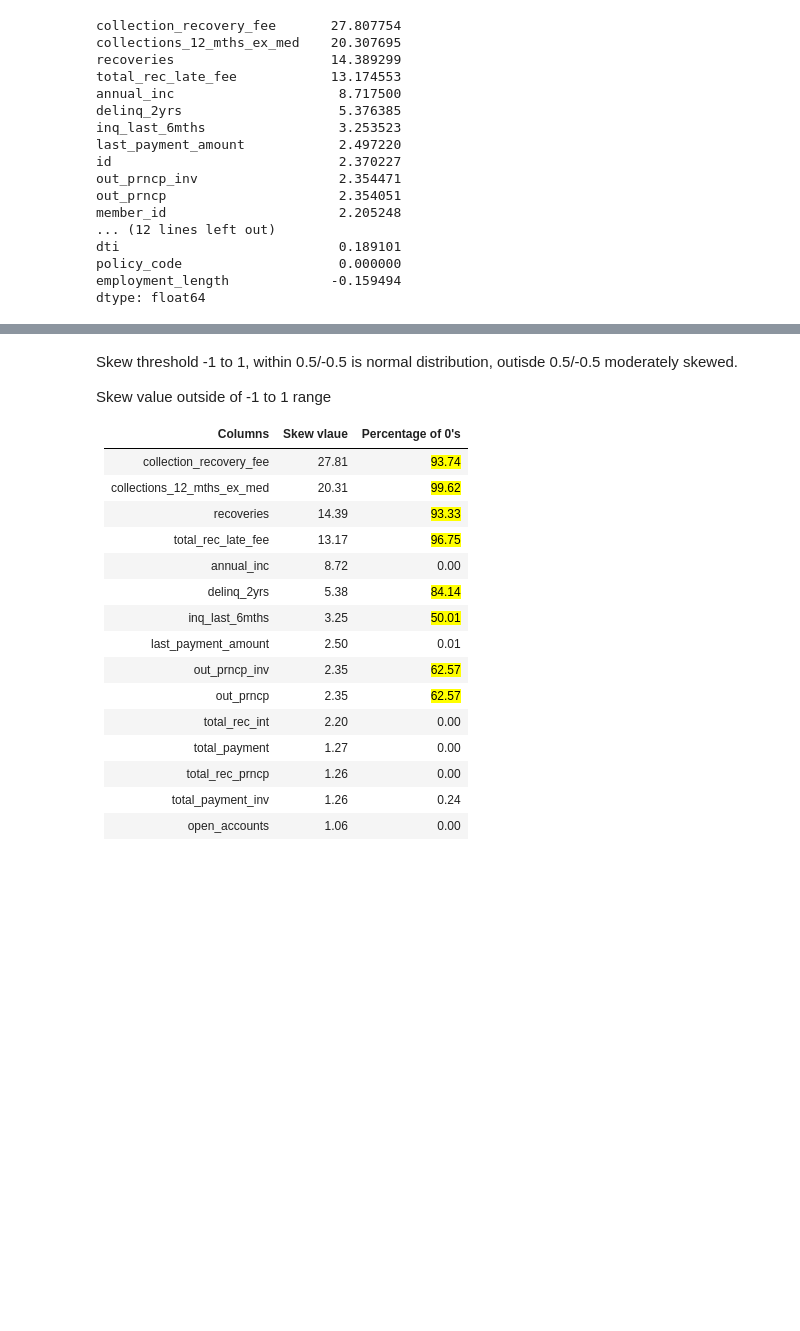
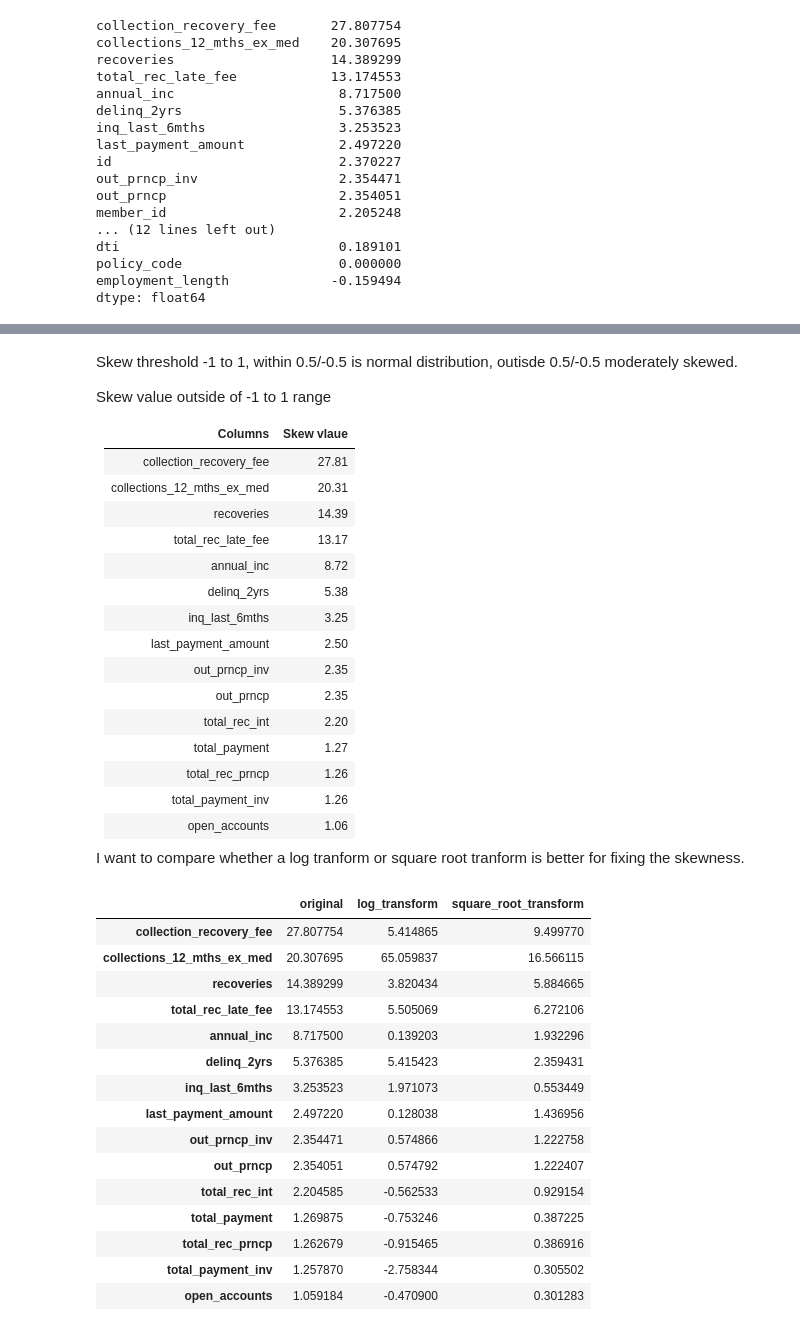
Before and after one commit to hosna22/EDA-Customer-Loans, a Jupyter notebook: EDA.ipynb, the cells around one changed output, grey strips where cells are left out. Cells and saved outputs as stored; diff of their text form; code cells hidden in the pictures; blank space fills up the shorter version.

```diff
--- a/EDA.ipynb
+++ b/EDA.ipynb
@@ -190,20 +170,66 @@ Skew threshold -1 to 1, within 0.5/-0.5 is normal distribution, outisde 0.5/-0.5
 
 Skew value outside of -1 to 1 range
 
-| Columns                    | Skew vlaue  | Percentage of 0's     |
-|----------------------------|-------------|-----------------------|
-| collection_recovery_fee    |  27.81      |  <mark>93.74 </mark>  |
-| collections_12_mths_ex_med |  20.31      |  <mark>99.62 </mark>  |
-| recoveries                 |  14.39      |  <mark>93.33 </mark>  |
-| total_rec_late_fee         |  13.17      |  <mark>96.75  </mark> |
-| annual_inc                 |  8.72       |  0.00             |
-| delinq_2yrs                |  5.38       |  <mark>84.14  </mark> |
-| inq_last_6mths             |  3.25       |  <mark>50.01  </mark> |
-| last_payment_amount        |  2.50       |  0.01             |
-| out_prncp_inv              |  2.35       |  <mark>62.57  </mark> |
-| out_prncp                  |  2.35       |  <mark>62.57  </mark> |
-| total_rec_int              |  2.20       |  0.00             |
-| total_payment              |  1.27       |  0.00             |
-| total_rec_prncp            |  1.26       |  0.00             |
-| total_payment_inv          |  1.26       |  0.24             |
-| open_accounts              |  1.06       |  0.00             |
+| Columns                    | Skew vlaue  |
+|----------------------------|-------------|
+| collection_recovery_fee    |  27.81      |
+| collections_12_mths_ex_med |  20.31      |
+| recoveries                 |  14.39      |
+| total_rec_late_fee         |  13.17      |
+| annual_inc                 |  8.72       |
+| delinq_2yrs                |  5.38       |
+| inq_last_6mths             |  3.25       |
+| last_payment_amount        |  2.50       |
+| out_prncp_inv              |  2.35       |
+| out_prncp                  |  2.35       |
+| total_rec_int              |  2.20       |
+| total_payment              |  1.27       |
+| total_rec_prncp            |  1.26       |
+| total_payment_inv          |  1.26       |
+| open_accounts              |  1.06       |
+
+I want to compare whether a log tranform or square root tranform is better for fixing the skewness.
+# %%
+#Create copies of original dataframe
+loan_log = loan_df.copy()
+loan_sqrt = loan_df.copy()
+
+
+#Create dictionaries to store skew values after transfomration
+original_skew = dict(loan_df[cols_to_transform].skew())
+log_dict = {}
+sqrt_dict = {}
+
+#Do log tranform and add the values to empty log dictionary
+loan_log = df_transform.correct_skew_log_transform(loan_log, cols_to_transform)
+
+log_skews = loan_log[cols_to_transform].skew()
+log_dict.update(log_skews.items())
+
+#Do square root tranform and add the values to empty sqrt dictionary
+loan_sqrt = df_transform.correct_skew_sqrt(loan_sqrt, cols_to_transform)
+
+sqrt_skews = loan_sqrt[cols_to_transform].skew()
+sqrt_dict.update(sqrt_skews.items())
+
+#Create a table to easily compare the tranformed skew values
+skew_values_table=pd.DataFrame([original_skew, log_dict, sqrt_dict]).transpose()
+skew_values_table = skew_values_table.rename(columns={0:'original', 1:'log_transform', 2:'square_root_transform'})
+skew_values_table
+# %% [output]
+|  | original | log_transform | square_root_transform |
+| collection_recovery_fee | 27.807754 | 5.414865 | 9.499770 |
+| collections_12_mths_ex_med | 20.307695 | 65.059837 | 16.566115 |
+| recoveries | 14.389299 | 3.820434 | 5.884665 |
+| total_rec_late_fee | 13.174553 | 5.505069 | 6.272106 |
+| annual_inc | 8.717500 | 0.139203 | 1.932296 |
+| delinq_2yrs | 5.376385 | 5.415423 | 2.359431 |
+| inq_last_6mths | 3.253523 | 1.971073 | 0.553449 |
+| last_payment_amount | 2.497220 | 0.128038 | 1.436956 |
+| out_prncp_inv | 2.354471 | 0.574866 | 1.222758 |
+| out_prncp | 2.354051 | 0.574792 | 1.222407 |
+| total_rec_int | 2.204585 | -0.562533 | 0.929154 |
+| total_payment | 1.269875 | -0.753246 | 0.387225 |
+| total_rec_prncp | 1.262679 | -0.915465 | 0.386916 |
+| total_payment_inv | 1.257870 | -2.758344 | 0.305502 |
+| open_accounts | 1.059184 | -0.470900 | 0.301283 |
```
Also changed, not shown: parts of 4 cells of this notebook, 1 other file.
